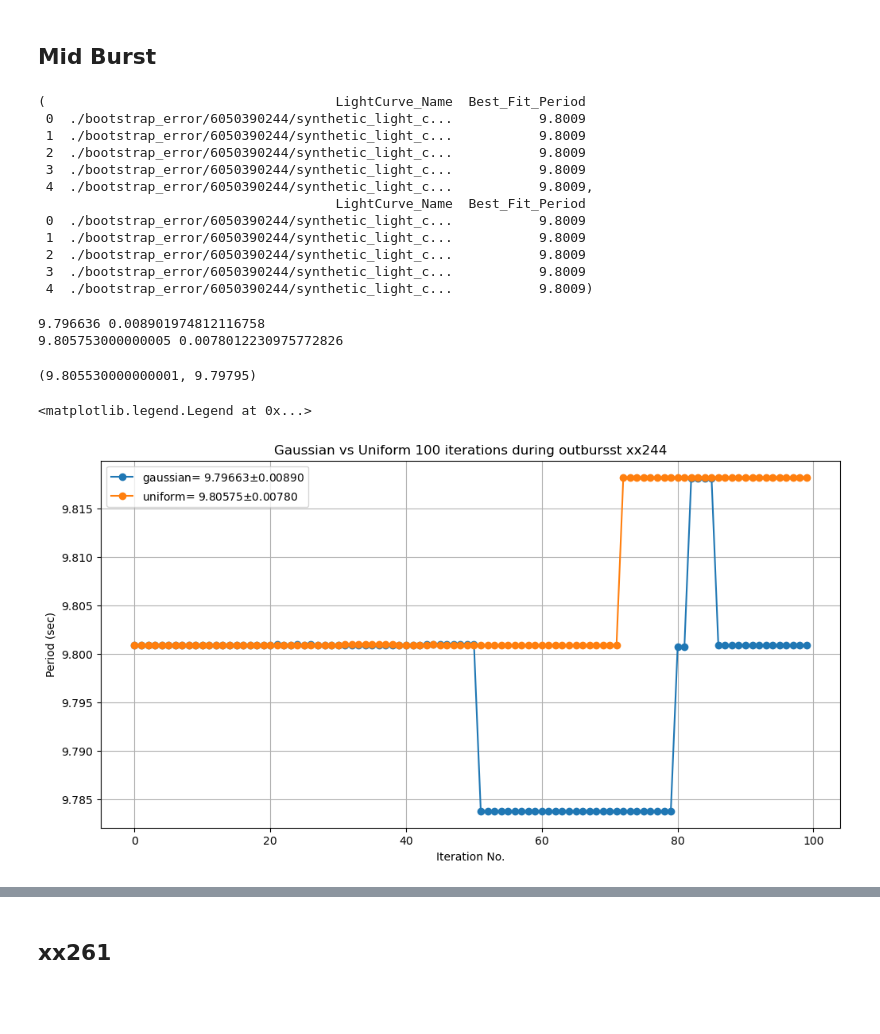
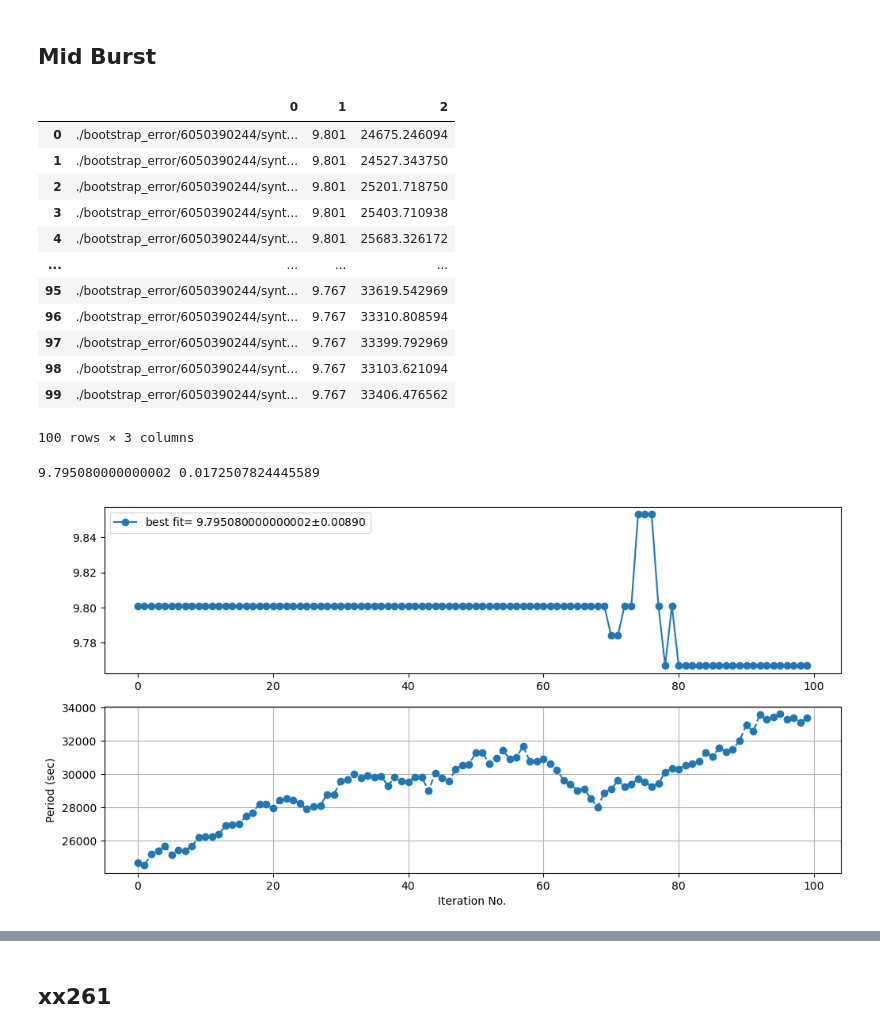
Before and after one commit to supremeKAI40/ULXP_thesis_analysis, a Jupyter notebook: nicer/nb_bootstrap_reportin.ipynb, the cells around one changed output, grey strips where cells are left out. Cells and saved outputs as stored; diff of their text form; code cells hidden in the pictures; blank space fills up the shorter version.

Commit message:
adding bootstrap routine

```diff
--- a/nicer/nb_bootstrap_reportin.ipynb
+++ b/nicer/nb_bootstrap_reportin.ipynb
@@ -40,41 +172,36 @@ plt.legend()
 # %% [markdown]
 ## Mid Burst
 # %%
-df2=pd.read_csv('./bootstrap_error/6050390244/best_fit_period_244_gaussian_100.1.txt',sep='\t')
-df3=pd.read_csv('./bootstrap_error/6050390244/best_fit_period_244_100.1.txt',sep='\t')
-df2.head(),df3.head()
+df2=pd.read_csv('./bootstrap_error/6050390244/best_fit_period_0.1bin_500.txt',sep='\t',header=None)
+df2
 # %% [output]
+|  | 0 | 1 | 2 |
+| 0 | ./bootstrap_error/6050390244/synt... | 9.801 | 24675.246094 |
+| 1 | ./bootstrap_error/6050390244/synt... | 9.801 | 24527.343750 |
+| 2 | ./bootstrap_error/6050390244/synt... | 9.801 | 25201.718750 |
+| 3 | ./bootstrap_error/6050390244/synt... | 9.801 | 25403.710938 |
+| 4 | ./bootstrap_error/6050390244/synt... | 9.801 | 25683.326172 |
+| ... | ... | ... | ... |
+| 95 | ./bootstrap_error/6050390244/synt... | 9.767 | 33619.542969 |
+| 96 | ./bootstrap_error/6050390244/synt... | 9.767 | 33310.808594 |
+| 97 | ./bootstrap_error/6050390244/synt... | 9.767 | 33399.792969 |
+| 98 | ./bootstrap_error/6050390244/synt... | 9.767 | 33103.621094 |
+| 99 | ./bootstrap_error/6050390244/synt... | 9.767 | 33406.476562 |
-(                                     LightCurve_Name  Best_Fit_Period
- 0  ./bootstrap_error/6050390244/synthetic_light_c...           9.8009
- 1  ./bootstrap_error/6050390244/synthetic_light_c...           9.8009
- 2  ./bootstrap_error/6050390244/synthetic_light_c...           9.8009
- 3  ./bootstrap_error/6050390244/synthetic_light_c...           9.8009
- 4  ./bootstrap_error/6050390244/synthetic_light_c...           9.8009,
-                                      LightCurve_Name  Best_Fit_Period
- 0  ./bootstrap_error/6050390244/synthetic_light_c...           9.8009
- 1  ./bootstrap_error/6050390244/synthetic_light_c...           9.8009
- 2  ./bootstrap_error/6050390244/synthetic_light_c...           9.8009
- 3  ./bootstrap_error/6050390244/synthetic_light_c...           9.8009
- 4  ./bootstrap_error/6050390244/synthetic_light_c...           9.8009)
+100 rows × 3 columns
 # %%
-print(df2['Best_Fit_Period'].mean(), df2['Best_Fit_Period'].std())
-print(df3['Best_Fit_Period'].mean(), df3['Best_Fit_Period'].std())
+print(df2[1].mean(), df2[1].std())
 # %% [output]
-9.796636 0.008901974812116758
-9.805753000000005 0.0078012230975772826
+9.795080000000002 0.0172507824445589
-# %%
-9.79663+0.00890,9.80575-0.00780
-# %% [output]
-(9.805530000000001, 9.79795)
 # %%
-plt.figure(figsize=(12,6))
-plt.plot(df2['Best_Fit_Period'],'-o',label=r'gaussian= 9.79663$\pm$0.00890')
-plt.plot(df3['Best_Fit_Period'],'-o',label=r'uniform= 9.80575$\pm$0.00780')
-plt.grid()
-plt.title('Gaussian vs Uniform 100 iterations during outbursst xx244')
+
+fig,axs=plt.subplots(2,1,figsize=(12,6))
+axs[0].plot(df2[1],'-o',label=f'best fit= {df2[1].mean()}$\pm$0.00890')
+axs[1].plot(df2[2],'--o')
+#plt.plot(df3['Best_Fit_Period'],'-o',label=r'uniform= 9.80575$\pm$0.00780')
+
 plt.ylabel('Period (sec)')
 plt.xlabel('Iteration No.')
-plt.legend()
+axs[0].legend()
+plt.grid()
 # %% [output]
-<matplotlib.legend.Legend at 0x...>
-[figure, old version]
+[figure, new version]
```
Also changed, not shown: parts of 24 cells of this notebook, 2 other files.
